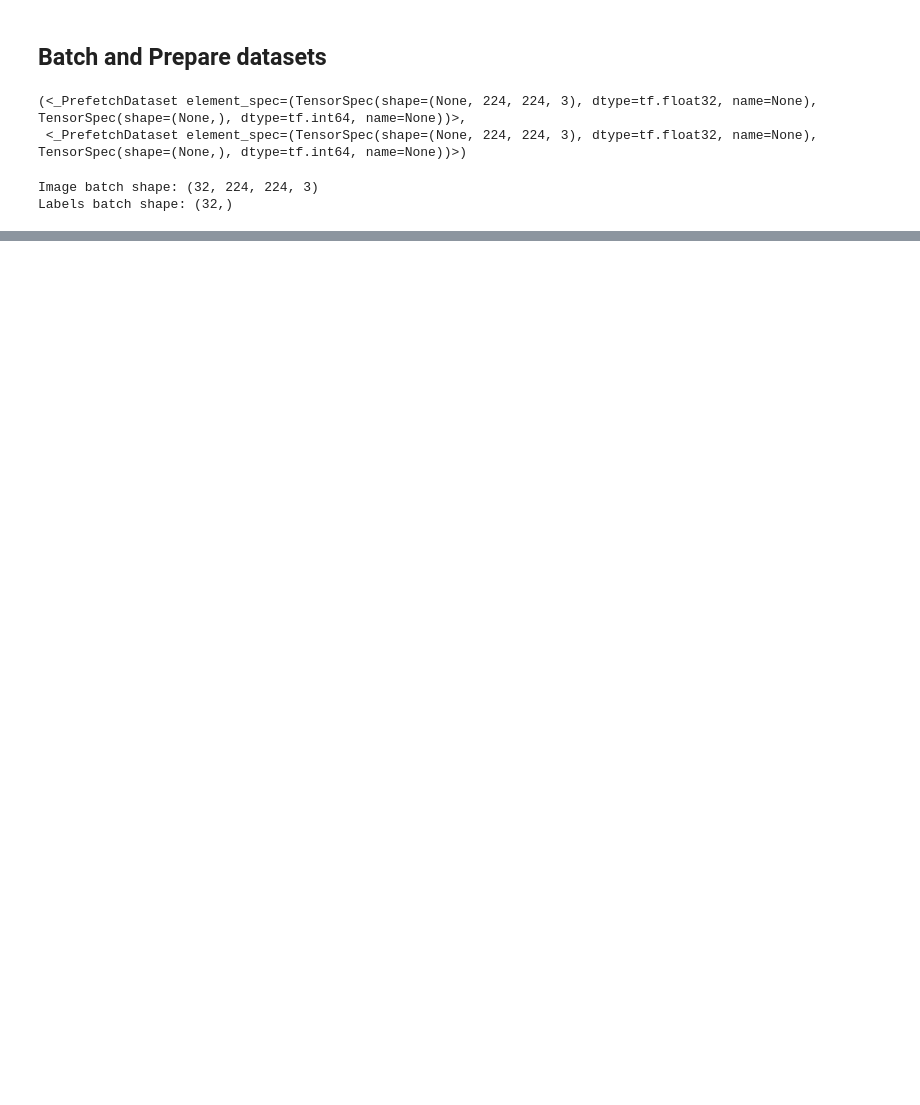
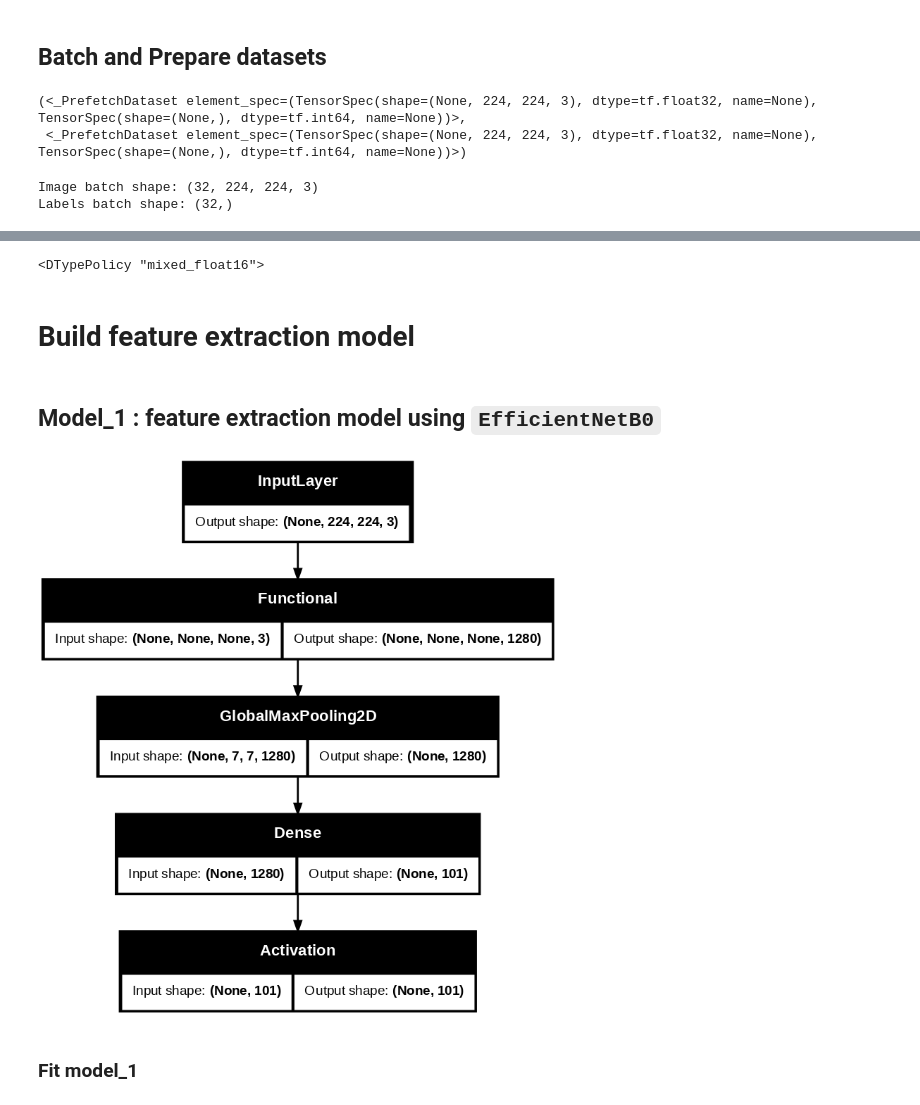
Before and after one commit to masrik-dev/food-image-recognition, a Jupyter notebook: food_vision.ipynb, the cells around one changed output, grey strips where cells are left out. Drawn from its saved outputs; the diff is of its cells as text; code cells hidden in the pictures; blank space fills up the shorter version.

```diff
--- a/food_vision.ipynb
+++ b/food_vision.ipynb
@@ -391,0 +242,39 @@ Labels batch shape: (32,)
+# %%
+mixed_precision.global_policy()
+# %% [output]
+<DTypePolicy "mixed_float16">
+# %% [markdown]
+# Build feature extraction model
+# %% [markdown]
+## Model_1 : feature extraction model using `EfficientNetB0`
+# %%
+from tensorflow.keras import layers
+
+# Create base model
+input_shape = (224, 224, 3)
+base_model = tf.keras.applications.EfficientNetB0(include_top=False)
+base_model.trainable = False # freeze base model layers
+
+# Create Functional model
+inputs = layers.Input(shape=input_shape, name="input_layer")
+# Note: EfficientNetBX models have rescaling built-in but if the model didn't we could have a layer like below
+# x = layers.Rescaling(1./255)(x)
+x = base_model(inputs, training=False) # set base_model to inference mode only
+x = layers.GlobalMaxPooling2D(name="pooling_layer")(x)
+x = layers.Dense(len(class_names))(x) # want one output neuron per class
+# Separate activation of output layer so we can output float32 activations
+outputs = layers.Activation("softmax", dtype=tf.float32, name="softmax_float32")(x)
+model_1 = tf.keras.Model(inputs, outputs)
+
+# Compile the model
+model_1.compile(loss="sparse_categorical_crossentropy",
+              optimizer=tf.keras.optimizers.Adam(),
+              metrics=["accuracy"])
+# %%
+# Plot the tribid model
+from keras.utils import plot_model
+plot_model(model_1, show_shapes=True, dpi=100)
+# %% [output]
+[figure, added]
+# %% [markdown]
+### Fit model_1
```
Also changed, not shown: parts of 138 cells of this notebook.
